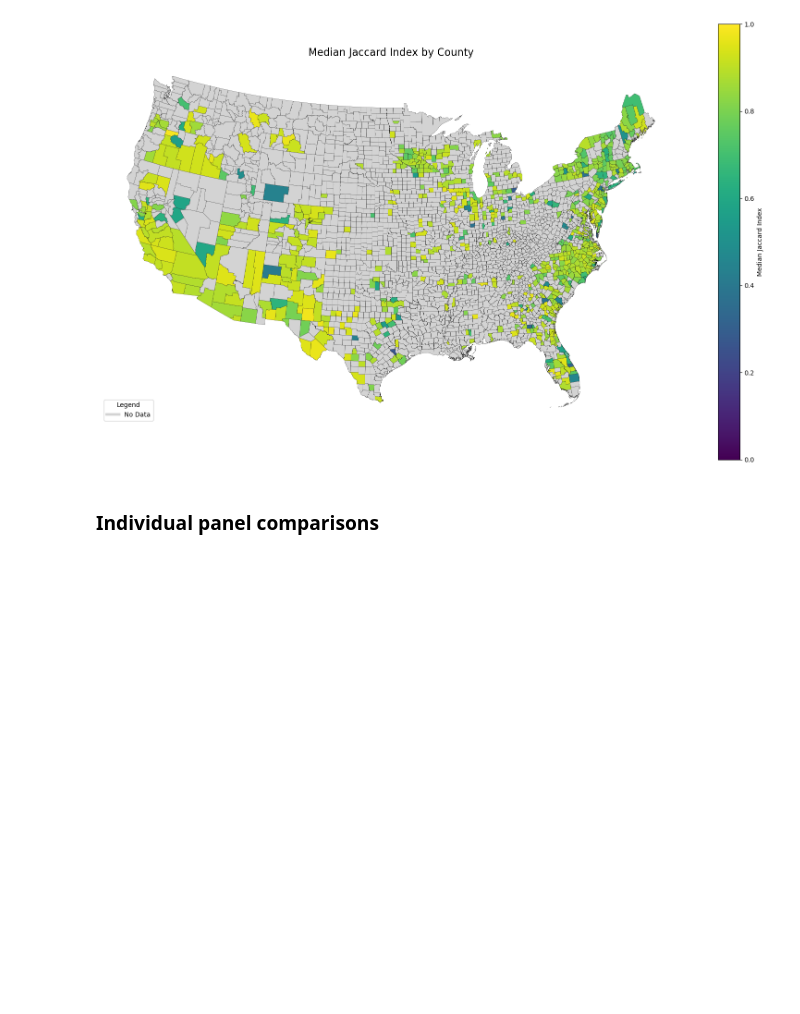
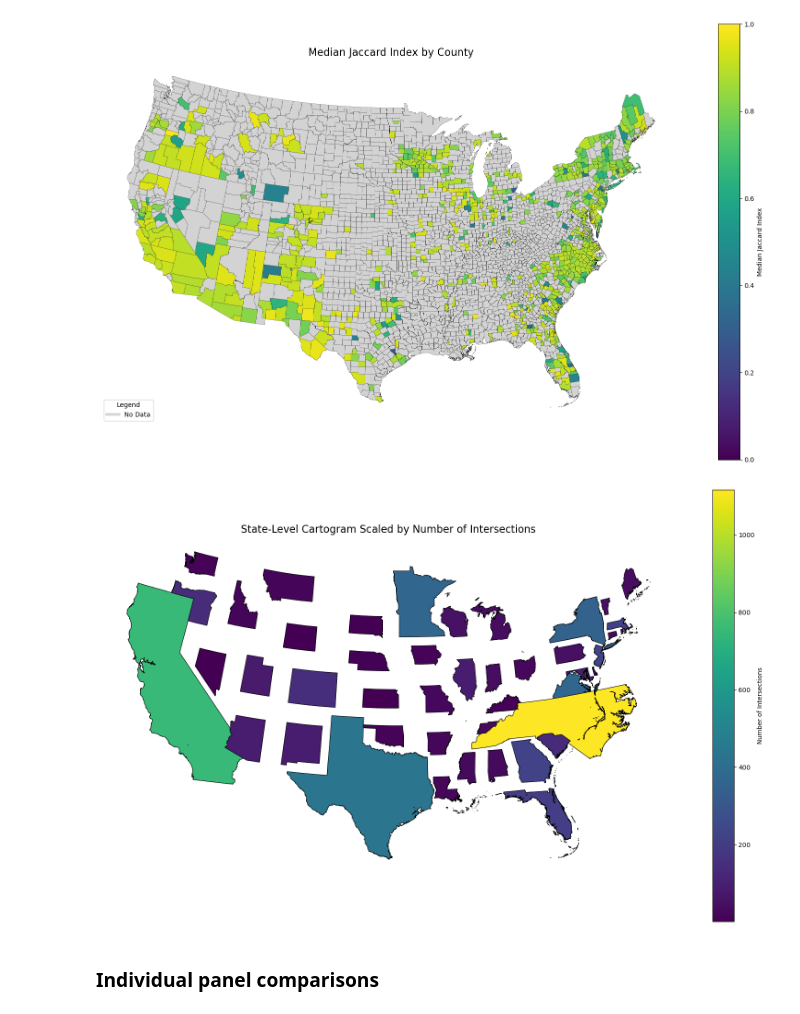
Before and after one commit to stidjaco/GMSEUS, a Jupyter notebook: script9_spatialValidation.ipynb, the cells around one changed output. Cells and saved outputs as stored; diff of their text form; code cells hidden in the pictures; blank space fills up the shorter version.

Commit message:
adding state visualization of panels

```diff
--- a/script9_spatialValidation.ipynb
+++ b/script9_spatialValidation.ipynb
@@ -936,10 +936,18 @@ See: https://matplotlib.org/stable/tutorials/intermediate/legend_guide.html#impl
   handles, labels = ax.get_legend_handles_labels()
 [figure]
 # %%
+import geopandas as gpd
+import matplotlib.pyplot as plt
+from shapely.affinity import scale  # Import scale for scaling geometries
+
+# Step 1: Load the US state boundary data
+us_boundary = gpd.read_file("G:\\Data\\GMSEUS\\SupplementaryData\\CONUS_No_Great_Lakes.shp")
+us_boundary = us_boundary.to_crs(final_intersections.crs)
+
 # Step 2: Assign state names to intersections based on their location
 def find_state_name(geom, boundary):
     """Find the state name containing the geometry."""
-    containing_states = boundary.loc[boundary.contains(geom), "Name"]
+    containing_states = boundary.loc[boundary.contains(geom), "STATE"]
     if not containing_states.empty:
         return containing_states.values[0]
     return None  # Return None if no state contains the geometry
@@ -951,7 +959,11 @@ final_intersections['state_name'] = final_intersections.geometry.apply(lambda x:
 state_intersection_counts = final_intersections.groupby('state_name').size().reset_index(name='intersection_count')
 
 # Step 4: Merge intersection counts with state boundaries
-us_boundary = us_boundary.merge(state_intersection_counts, left_on='Name', right_on='state_name', how='left')
+# Drop the existing `state_name` column from us_boundary if it exists to avoid duplicates
+if 'state_name' in us_boundary.columns:
+    us_boundary = us_boundary.drop(columns=['state_name'])
+
+us_boundary = us_boundary.merge(state_intersection_counts, left_on='STATE', right_on='state_name', how='left')
 
 # Step 5: Scale geometries by intersection count
 # Normalize the intersection count for scaling (e.g., between 0.5 and 2)
@@ -964,33 +976,35 @@ us_boundary['scaling_factor'] = us_boundary['intersection_count'].fillna(0).appl
 # Apply scaling to each state's geometry
 def scale_geometry(row):
     if row['scaling_factor'] > 0:
         centroid = row['geometry'].centroid
         return scale(row['geometry'], xfact=row['scaling_factor'], yfact=row['scaling_factor'], origin=centroid)
     return row['geometry']
 
 us_boundary['scaled_geometry'] = us_boundary.apply(scale_geometry, axis=1)
 
 # Step 6: Plot the cartogram
 fig, ax = plt.subplots(figsize=(16, 16))
 
 # Plot scaled geometries
 us_boundary = gpd.GeoDataFrame(us_boundary, geometry='scaled_geometry')
 us_boundary.plot(
     ax=ax,
     column='intersection_count',
     cmap='viridis',
     edgecolor='black',
     linewidth=0.8,
     legend=True,
     legend_kwds={'label': "Number of Intersections", 'shrink': 0.6},
 )
 
 # Add title and remove axes
 ax.set_title("State-Level Cartogram Scaled by Number of Intersections", fontsize=16)
 ax.axis('off')
 
 plt.tight_layout()
 plt.show()
+# %% [output]
+[figure, added]
 # %%
 def plot_boxplot_metrics(intersections_gdf, metrics, title="Boxplot of Metrics"):
     """
```
Also changed, not shown: parts of 2 cells of this notebook.
